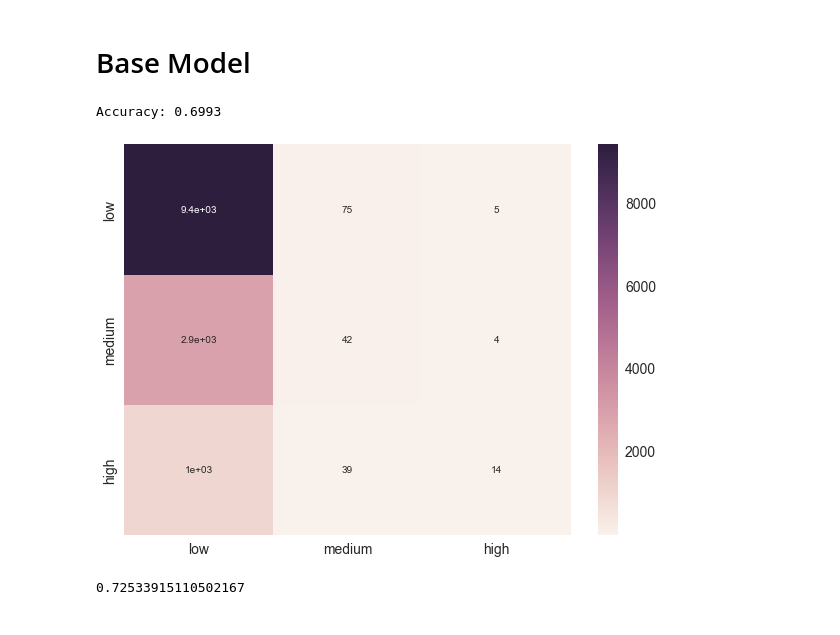
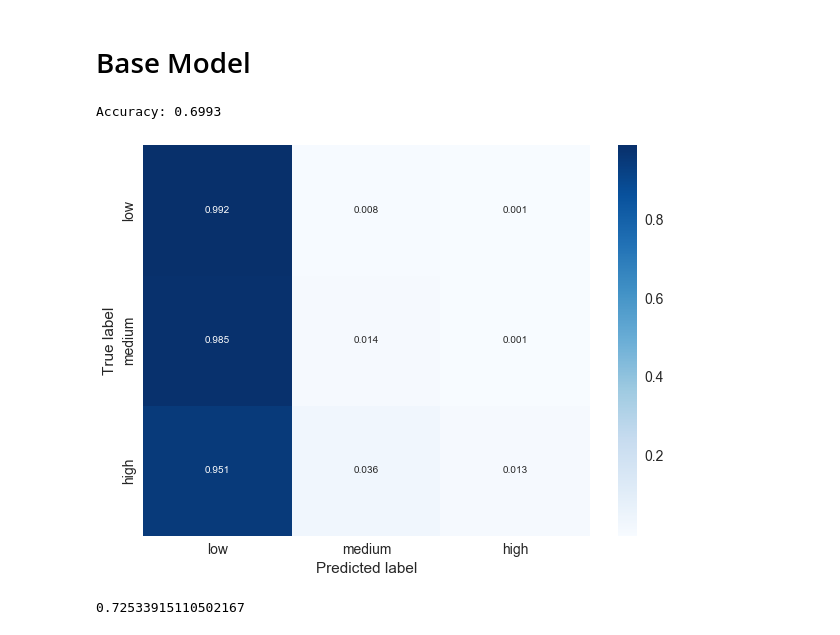
Before and after one commit to pateli18/kgl-renthop, a Jupyter notebook: Base Model.ipynb, the cells around one changed output. Saved outputs shown, nothing was run; the diff lists cells and outputs as text; code cells hidden in the pictures.

Commit message:
add model results function and grid search for logreg

```diff
--- a/Base Model.ipynb
+++ b/Base Model.ipynb
@@ -90,16 +111,12 @@ base_features_to_use = ['bathrooms', 'bedrooms', 'price']
 basic_logreg = LogReg(solver = 'newton-cg', multi_class = 'multinomial')
 basic_logreg.fit(X_train[base_features_to_use], y_train.values)
 y_pred = basic_logreg.predict(X_test[base_features_to_use])
-# %%
-print("Accuracy: {0:.4f}".format(basic_logreg.score(X_test[base_features_to_use], y_test)))
-cm = confusion_matrix(y_test, y_pred, labels = ['low', 'medium', 'high'])
-df_cm = pd.DataFrame(cm, index = ['low', 'medium', 'high'], columns = ['low', 'medium', 'high'])
-plt.figure(figsize = (10,7))
-sn.heatmap(df_cm, annot=True)
-plt.show()
-# %% [output]
-Accuracy: 0.6993
-[figure, removed]
+# %%
+print("Accuracy: {0:.4f}".format(basic_logreg.score(X_test[base_features_to_use], y_test)))
+plot_confusion_matrix(y_test, y_pred)
+# %% [output]
+Accuracy: 0.6993
+[figure, added]
 # %%
 pred_prob = basic_logreg.predict_proba(X_test[base_features_to_use])
 log_loss(y_test, pred_prob)
```
Also changed, not shown: parts of 10 cells of this notebook.
